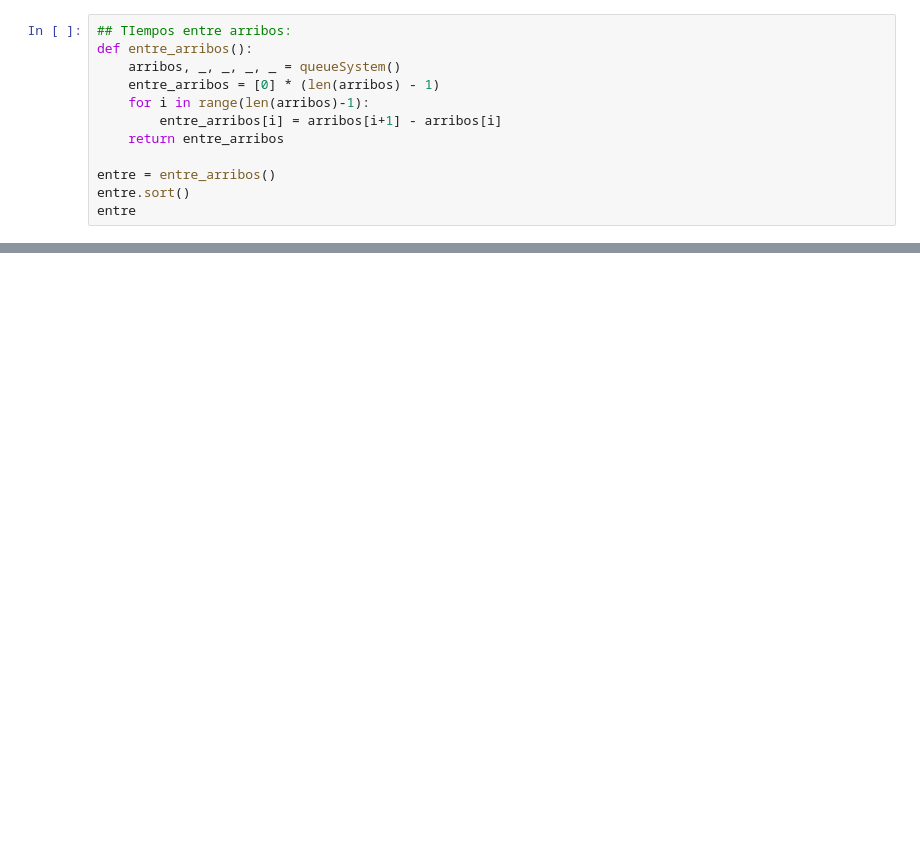
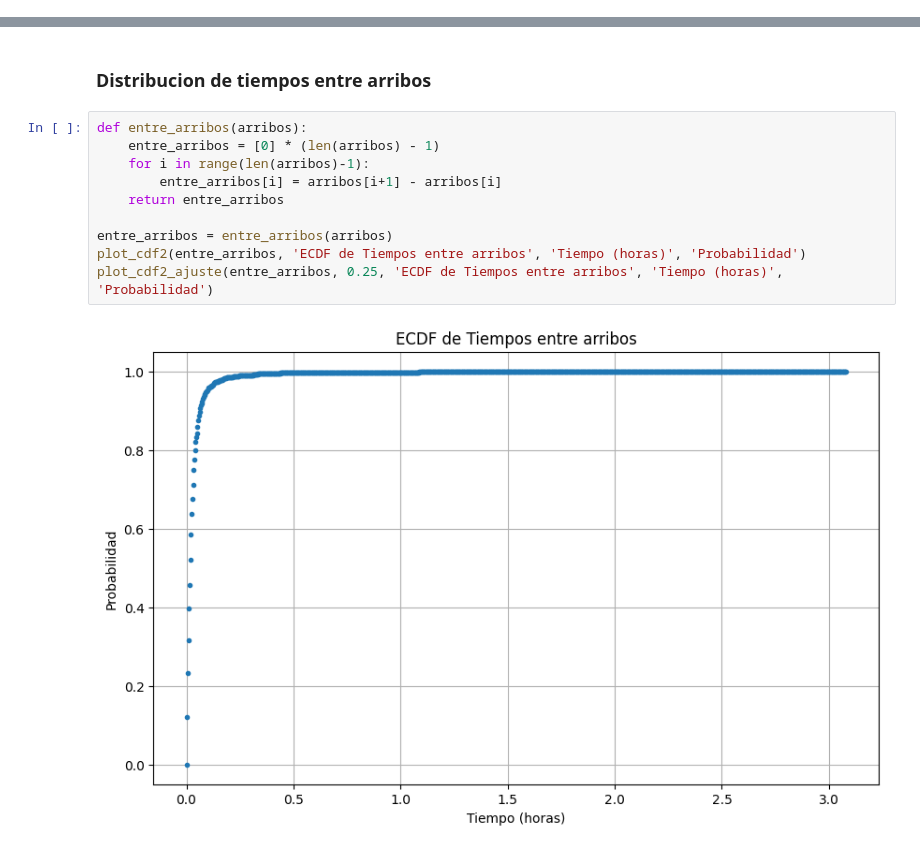
Before and after one commit to NicolasFernandezMontenegro/MyS_TF, a Jupyter notebook: main.ipynb, the cells around one changed output, grey strips where cells are left out. Saved outputs shown, nothing was run; the diff lists cells and outputs as text; blank space fills up the shorter version.

```diff
--- a/main.ipynb
+++ b/main.ipynb
@@ -185,12 +193,0 @@ QUEDA PENDIENTE:
-# %%
-## TIempos entre arribos:
-def entre_arribos():
-    arribos, _, _, _, _ = queueSystem()
-    entre_arribos = [0] * (len(arribos) - 1)
-    for i in range(len(arribos)-1):
-        entre_arribos[i] = arribos[i+1] - arribos[i]
-    return entre_arribos
-
-entre = entre_arribos()
-entre.sort()
-entre
@@ -214,0 +237,14 @@ entre
+# %% [markdown]
+### Distribucion de tiempos entre  arribos
+# %%
+def entre_arribos(arribos):
+    entre_arribos = [0] * (len(arribos) - 1)
+    for i in range(len(arribos)-1):
+        entre_arribos[i] = arribos[i+1] - arribos[i]
+    return entre_arribos
+
+entre_arribos = entre_arribos(arribos)
+plot_cdf2(entre_arribos, 'ECDF de Tiempos entre arribos', 'Tiempo (horas)', 'Probabilidad')
+plot_cdf2_ajuste(entre_arribos, 0.25, 'ECDF de Tiempos entre arribos', 'Tiempo (horas)', 'Probabilidad')
+# %% [output]
+[figure, added]
```
Also changed, not shown: parts of 26 cells of this notebook.
